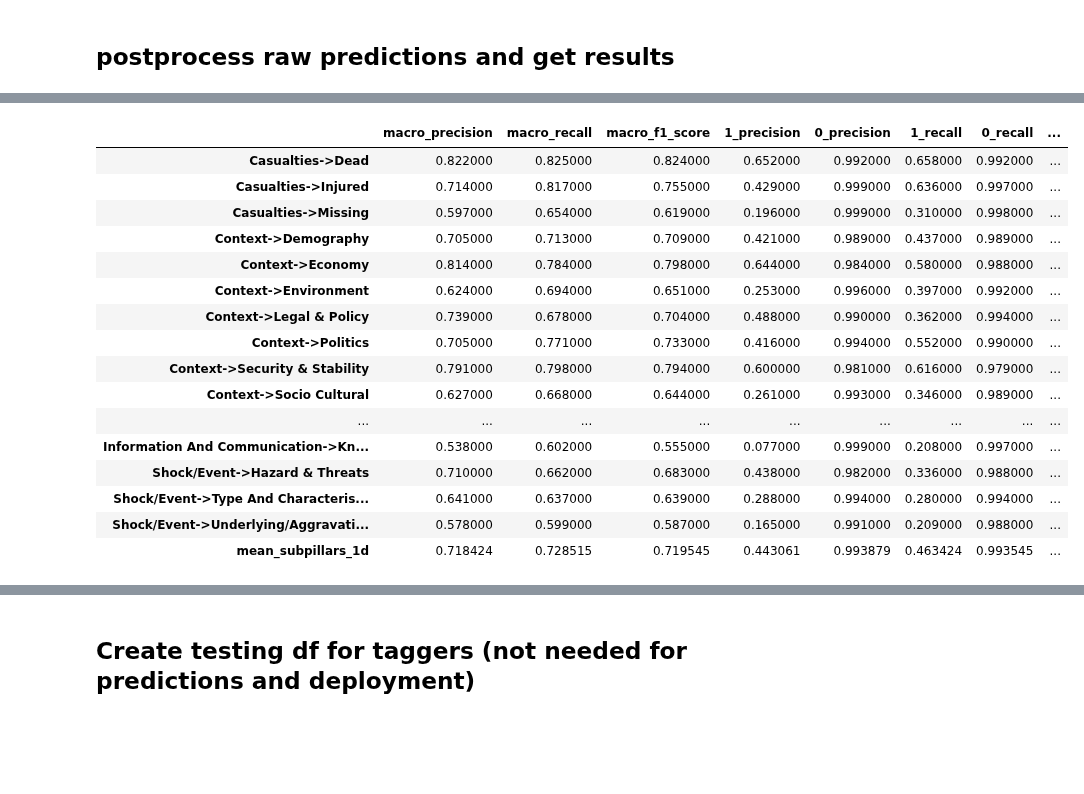
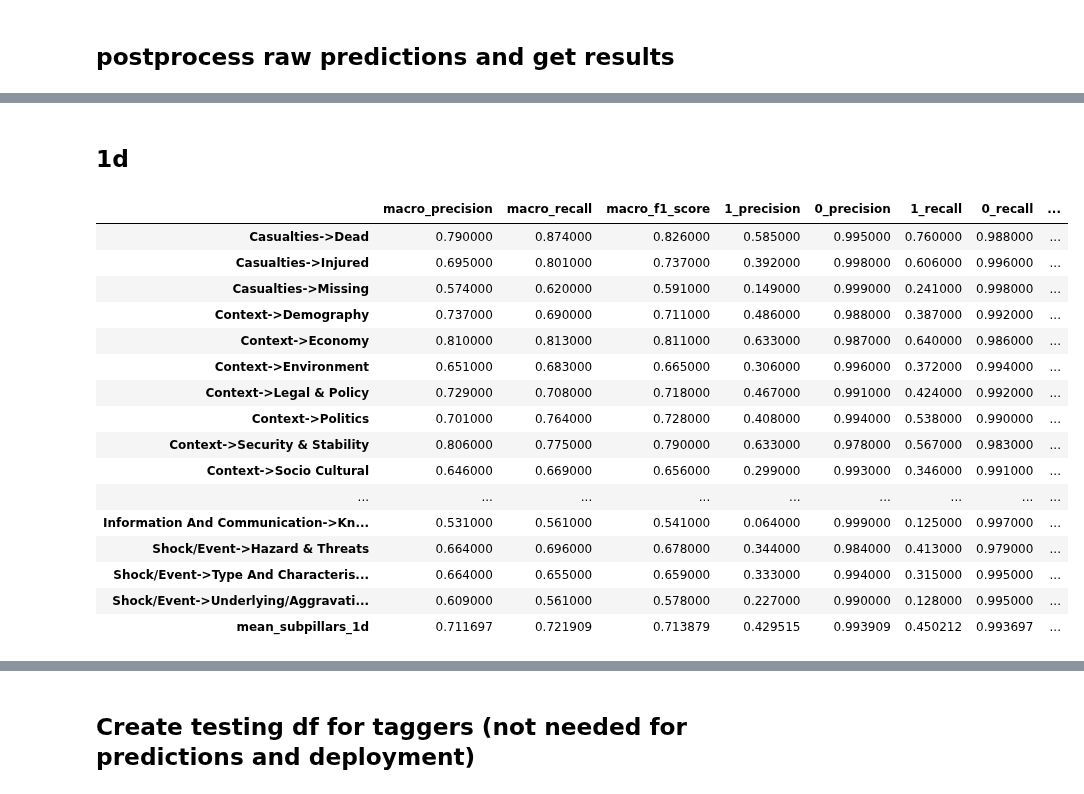
Before and after one commit to the-deep/deep-experiments, a Jupyter notebook: notebooks/models/selim/test_predictions/get_results.ipynb, the cells around one changed output, grey strips where cells are left out. Drawn from its saved outputs; the diff is of its cells as text; code cells hidden in the pictures; blank space fills up the shorter version.

```diff
--- a/notebooks/models/selim/test_predictions/get_results.ipynb
+++ b/notebooks/models/selim/test_predictions/get_results.ipynb
@@ -78,8 +70,6 @@ def get_predictions_all(ratio_proba_threshold,
     predictions = {column:[] for column in output_columns }
     for entry_nb in range (nb_entries):
         returns_sectors = ratio_proba_threshold['sectors'][entry_nb]
-        preds_sectors = get_preds_entry (returns_sectors, False, ratio_nb)
-        predictions['sectors'].append(preds_sectors)
 
         returns_subpillars = ratio_proba_threshold['subpillars'][entry_nb]
 
@@ -91,11 +81,19 @@ def get_predictions_all(ratio_proba_threshold,
            key: value for key, value in returns_subpillars.items() if\
                 key.split('->')[0] in pillars_1d
         }
-        if len(preds_sectors)==0:
+
+        ratios_sectors_subpillars_2d =\
+            list(returns_sectors.values()) + list(subpillars_2d_tags.values())
+
+        if np.any([item >= ratio_nb for item in ratios_sectors_subpillars_2d]):
+            preds_2d = get_preds_entry (subpillars_2d_tags, True, ratio_nb)
+            preds_sectors = get_preds_entry (returns_sectors, True, ratio_nb)
+
+        else:
             preds_2d = []
-        else:
-            preds_2d = get_preds_entry (subpillars_2d_tags, True, ratio_nb)
+            preds_sectors = []
 
+        predictions['sectors'].append(preds_sectors)
         predictions['subpillars_2d'].append(preds_2d)
 
         preds_1d = get_preds_entry (subpillars_1d_tags, False, ratio_nb)
@@ -104,15 +102,11 @@ def get_predictions_all(ratio_proba_threshold,
         returns_sec_tags = ratio_proba_threshold['secondary_tags'][entry_nb]
         preds_entry = get_preds_entry (returns_sec_tags, False, ratio_nb)
 
-        preds_gender = [
-            item.split('->')[1] for item in preds_entry if item.split('->')[0]=='gender_kw_pred'
-        ]
-        predictions['gender_kw_pred'].append(preds_gender)
-
-        preds_age = [
-            item.split('->')[1] for item in preds_entry if item.split('->')[0]=='age_kw_pred'
-        ]
-        predictions['age_kw_pred'].append(preds_age)
+        for secondary_tag in ['age', 'gender', 'affected_groups', 'specific_needs_groups']:
+            preds_sec_tag = [
+                item.split('->')[1] for item in preds_entry if item.split('->')[0]==secondary_tag
+            ]
+            predictions[secondary_tag].append(preds_sec_tag)
 
         severity_tags = {
            key: value for key, value in returns_sec_tags.items() if\
@@ -145,3 +139,6 @@ def get_preds_entry (preds_column, return_at_least_one=True, ratio_nb=1, return_
                     if preds_column[sub_tag]==max(list(preds_column.values()))
             ]
     return preds_entry
+# %%
+pickle_file = open("logs/deployment_model_v2.pickle", "rb") ##NAME OF PICKLE FILE
+doc = pickle.load(pickle_file)
@@ -148,15 +150,9 @@ def get_preds_entry (preds_column, return_at_least_one=True, ratio_nb=1, return_
 # %%
-pickle_file = open("logged_values_all_models.pickle", "rb") ##NAME OF PICKLE FILE
-doc = pickle.load(pickle_file)
-
 n_preds = len(doc['preds']['subpillars'])
-
-subpillars_2d_tags = list(set(flatten(test_df.subpillars_2d)))
-subpillars_1d_tags = list(set(flatten(test_df.subpillars_1d)))
 
 final_preds = get_predictions_all(
     doc['preds'],
-    ['sectors', 'subpillars_2d', 'subpillars_1d', 'gender_kw_pred', 'age_kw_pred', 'severity'],
+    ['sectors', 'subpillars_2d', 'subpillars_1d', 'gender', 'age', 'severity', 'specific_needs_groups', 'affected_groups'],
     pillars_2d=pillars_2d_tags,
     pillars_1d=pillars_1d_tags,
     nb_entries=n_preds,
@@ -238,26 +315,28 @@ results_subpillars_2d
+# %% [markdown]
+## 1d
 # %%
-results_subpillars_1d = assess_performance (
+results_subpillars_1d_original = assess_performance (
     final_preds['subpillars_1d'],
     test_df['subpillars_1d'].tolist(),
     sorted(list(set(flatten(test_df['subpillars_1d'])))),
     'subpillars_1d'
     )
-results_subpillars_1d
+results_subpillars_1d_original
 # %% [output]
 |  | macro_precision | macro_recall | macro_f1_score | 1_precision | 0_precision | 1_recall | 0_recall | ... |
-| Casualties->Dead | 0.822000 | 0.825000 | 0.824000 | 0.652000 | 0.992000 | 0.658000 | 0.992000 | ... |
-| Casualties->Injured | 0.714000 | 0.817000 | 0.755000 | 0.429000 | 0.999000 | 0.636000 | 0.997000 | ... |
-| Casualties->Missing | 0.597000 | 0.654000 | 0.619000 | 0.196000 | 0.999000 | 0.310000 | 0.998000 | ... |
-| Context->Demography | 0.705000 | 0.713000 | 0.709000 | 0.421000 | 0.989000 | 0.437000 | 0.989000 | ... |
-| Context->Economy | 0.814000 | 0.784000 | 0.798000 | 0.644000 | 0.984000 | 0.580000 | 0.988000 | ... |
-| Context->Environment | 0.624000 | 0.694000 | 0.651000 | 0.253000 | 0.996000 | 0.397000 | 0.992000 | ... |
-| Context->Legal & Policy | 0.739000 | 0.678000 | 0.704000 | 0.488000 | 0.990000 | 0.362000 | 0.994000 | ... |
-| Context->Politics | 0.705000 | 0.771000 | 0.733000 | 0.416000 | 0.994000 | 0.552000 | 0.990000 | ... |
-| Context->Security & Stability | 0.791000 | 0.798000 | 0.794000 | 0.600000 | 0.981000 | 0.616000 | 0.979000 | ... |
-| Context->Socio Cultural | 0.627000 | 0.668000 | 0.644000 | 0.261000 | 0.993000 | 0.346000 | 0.989000 | ... |
+| Casualties->Dead | 0.790000 | 0.874000 | 0.826000 | 0.585000 | 0.995000 | 0.760000 | 0.988000 | ... |
+| Casualties->Injured | 0.695000 | 0.801000 | 0.737000 | 0.392000 | 0.998000 | 0.606000 | 0.996000 | ... |
+| Casualties->Missing | 0.574000 | 0.620000 | 0.591000 | 0.149000 | 0.999000 | 0.241000 | 0.998000 | ... |
+| Context->Demography | 0.737000 | 0.690000 | 0.711000 | 0.486000 | 0.988000 | 0.387000 | 0.992000 | ... |
+| Context->Economy | 0.810000 | 0.813000 | 0.811000 | 0.633000 | 0.987000 | 0.640000 | 0.986000 | ... |
+| Context->Environment | 0.651000 | 0.683000 | 0.665000 | 0.306000 | 0.996000 | 0.372000 | 0.994000 | ... |
+| Context->Legal & Policy | 0.729000 | 0.708000 | 0.718000 | 0.467000 | 0.991000 | 0.424000 | 0.992000 | ... |
+| Context->Politics | 0.701000 | 0.764000 | 0.728000 | 0.408000 | 0.994000 | 0.538000 | 0.990000 | ... |
+| Context->Security & Stability | 0.806000 | 0.775000 | 0.790000 | 0.633000 | 0.978000 | 0.567000 | 0.983000 | ... |
+| Context->Socio Cultural | 0.646000 | 0.669000 | 0.656000 | 0.299000 | 0.993000 | 0.346000 | 0.991000 | ... |
 | ... | ... | ... | ... | ... | ... | ... | ... | ... |
-| Information And Communication->Kn... | 0.538000 | 0.602000 | 0.555000 | 0.077000 | 0.999000 | 0.208000 | 0.997000 | ... |
-| Shock/Event->Hazard & Threats | 0.710000 | 0.662000 | 0.683000 | 0.438000 | 0.982000 | 0.336000 | 0.988000 | ... |
-| Shock/Event->Type And Characteris... | 0.641000 | 0.637000 | 0.639000 | 0.288000 | 0.994000 | 0.280000 | 0.994000 | ... |
-| Shock/Event->Underlying/Aggravati... | 0.578000 | 0.599000 | 0.587000 | 0.165000 | 0.991000 | 0.209000 | 0.988000 | ... |
-| mean_subpillars_1d | 0.718424 | 0.728515 | 0.719545 | 0.443061 | 0.993879 | 0.463424 | 0.993545 | ... |
+| Information And Communication->Kn... | 0.531000 | 0.561000 | 0.541000 | 0.064000 | 0.999000 | 0.125000 | 0.997000 | ... |
+| Shock/Event->Hazard & Threats | 0.664000 | 0.696000 | 0.678000 | 0.344000 | 0.984000 | 0.413000 | 0.979000 | ... |
+| Shock/Event->Type And Characteris... | 0.664000 | 0.655000 | 0.659000 | 0.333000 | 0.994000 | 0.315000 | 0.995000 | ... |
+| Shock/Event->Underlying/Aggravati... | 0.609000 | 0.561000 | 0.578000 | 0.227000 | 0.990000 | 0.128000 | 0.995000 | ... |
+| mean_subpillars_1d | 0.711697 | 0.721909 | 0.713879 | 0.429515 | 0.993909 | 0.450212 | 0.993697 | ... |
```
Also changed, not shown: parts of 18 cells of this notebook.
